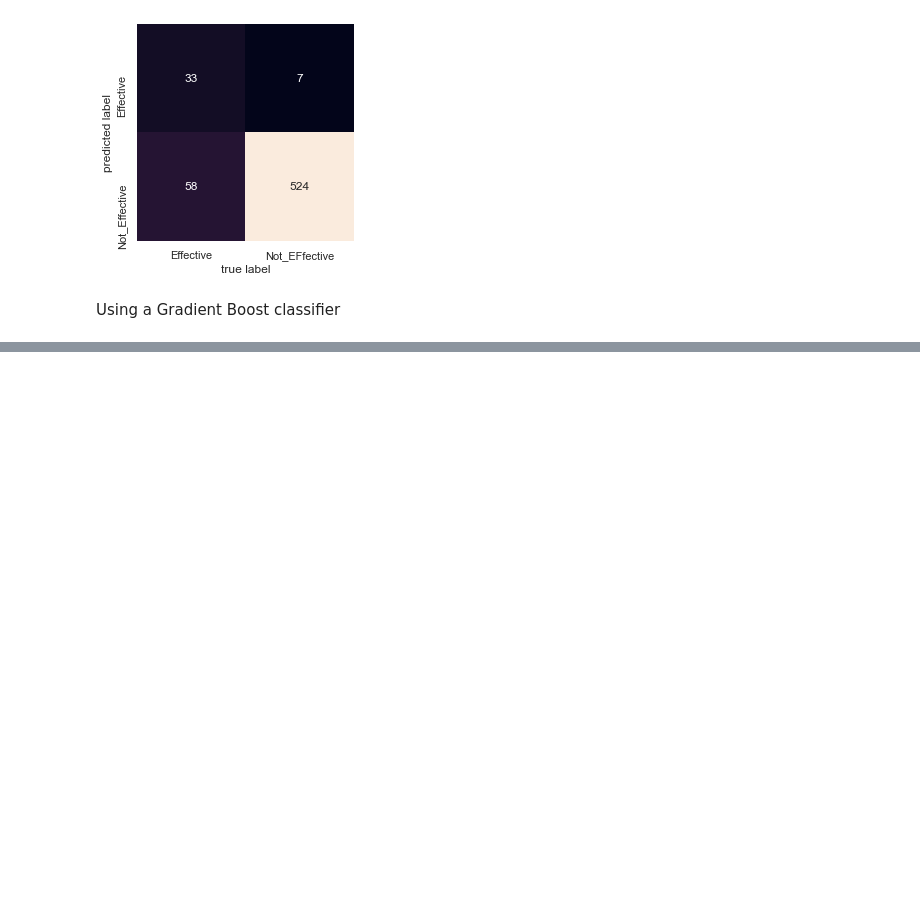
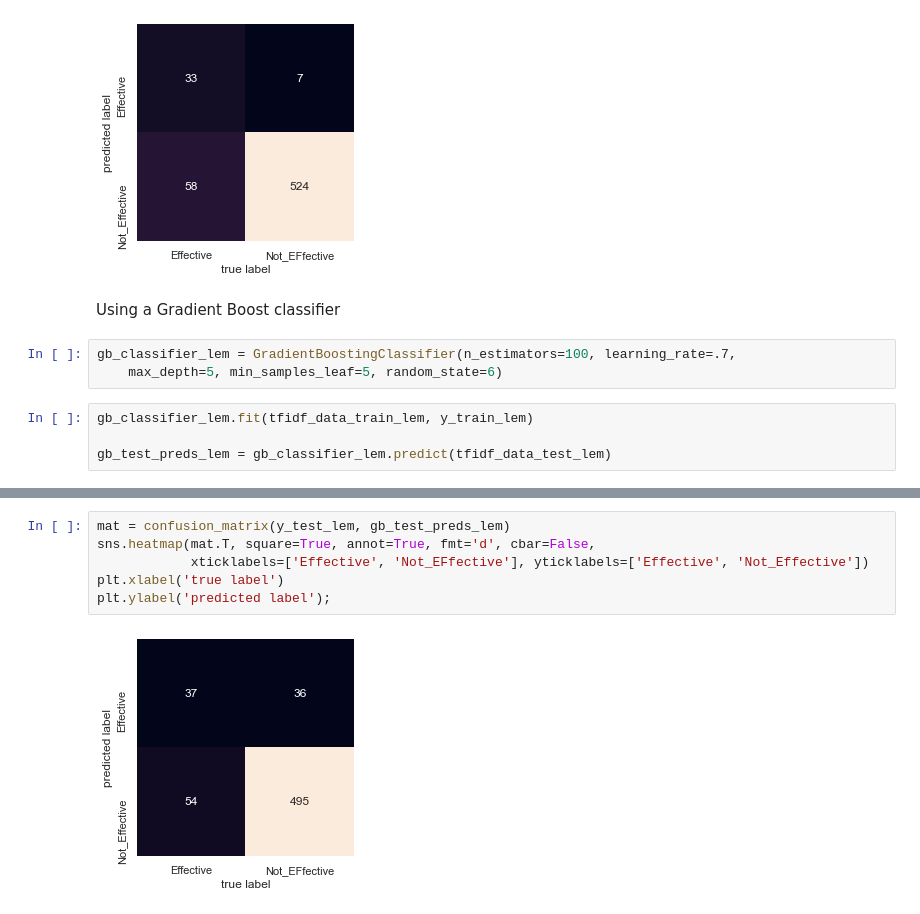
Before and after one commit to WickedoneC/Healthcare, a Jupyter notebook: Druglib NLP/Druglib_FullText.ipynb, the cells around one changed output, grey strips where cells are left out. Saved outputs shown, nothing was run; the diff lists cells and outputs as text; blank space fills up the shorter version.

```diff
--- a/Druglib NLP/Druglib_FullText.ipynb
+++ b/Druglib NLP/Druglib_FullText.ipynb
@@ -868,3 +847,10 @@ plt.ylabel('predicted label');
 [figure]
 # %% [markdown]
 Using a Gradient Boost classifier
+# %%
+gb_classifier_lem = GradientBoostingClassifier(n_estimators=100, learning_rate=.7,
+    max_depth=5, min_samples_leaf=5, random_state=6)
+# %%
+gb_classifier_lem.fit(tfidf_data_train_lem, y_train_lem)
+
+gb_test_preds_lem = gb_classifier_lem.predict(tfidf_data_test_lem)
@@ -870,0 +869,8 @@ Using a Gradient Boost classifier
+# %%
+mat = confusion_matrix(y_test_lem, gb_test_preds_lem)
+sns.heatmap(mat.T, square=True, annot=True, fmt='d', cbar=False,
+            xticklabels=['Effective', 'Not_EFfective'], yticklabels=['Effective', 'Not_Effective'])
+plt.xlabel('true label')
+plt.ylabel('predicted label');
+# %% [output]
+[figure, added]
```
Also changed, not shown: parts of 14 cells of this notebook, 1 other file.
